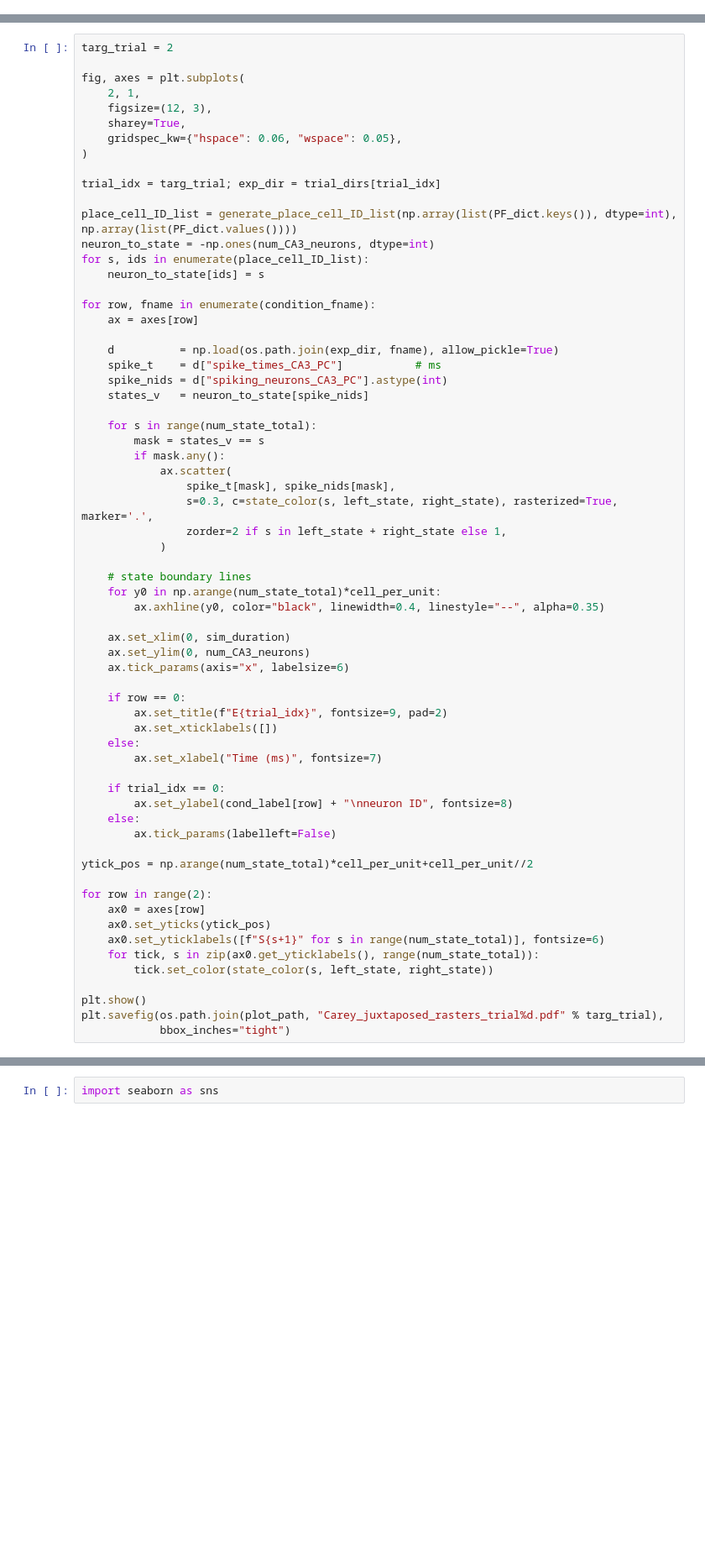
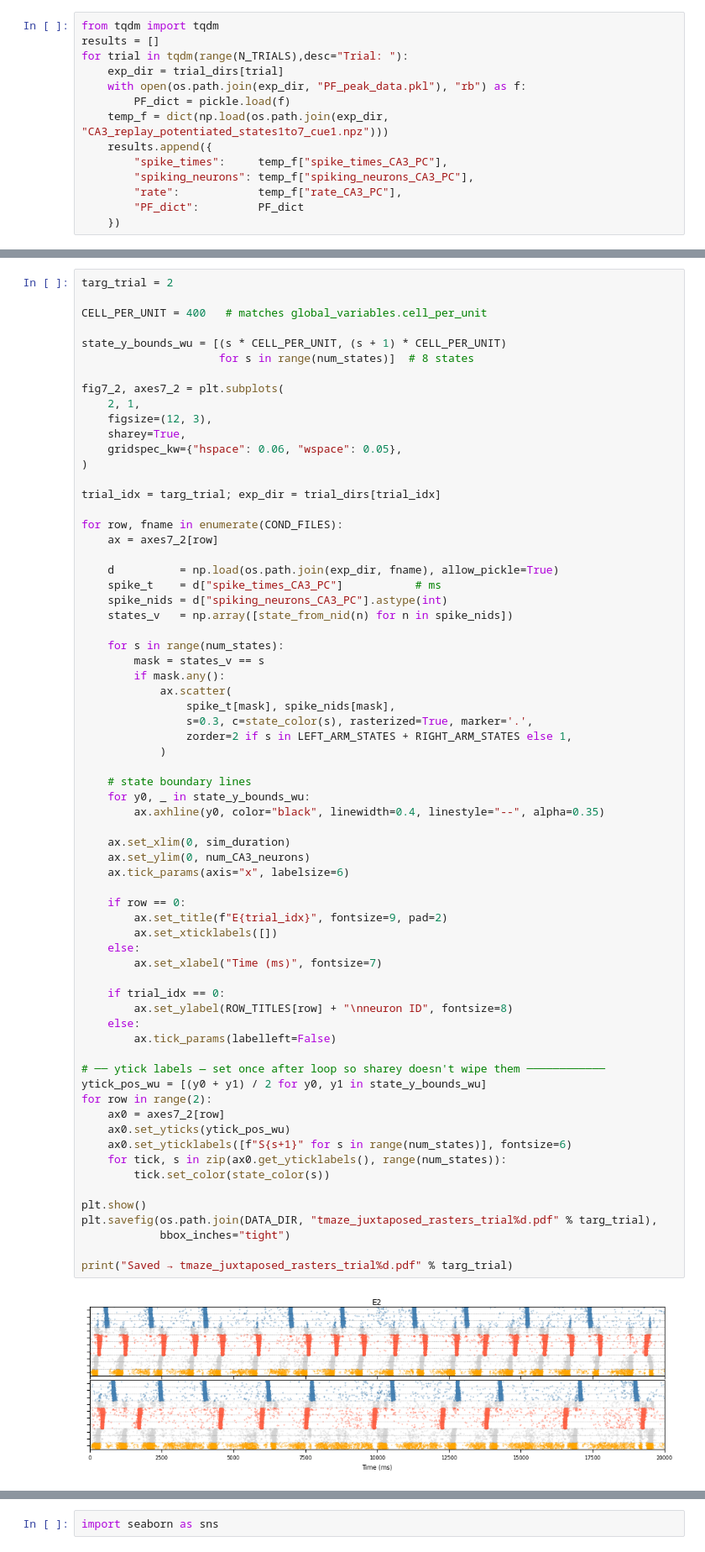
Before and after one commit to suhee-cho/Rapid_Learning_Cognitive_Map, a Jupyter notebook: code/FigS6_Carey_replay.ipynb, the cells around one changed output, grey strips where cells are left out. Shown at 84% size. Saved outputs shown, nothing was run; the diff lists cells and outputs as text; blank space fills up the shorter version.

Commit message:
Revert "revised codes with supplementary data"
This reverts commit 4f9297f842090d6f3c9628407078f84af381d111.

```diff
--- a/code/FigS6_Carey_replay.ipynb
+++ b/code/FigS6_Carey_replay.ipynb
@@ -49,0 +132,14 @@ PF_dict = load_PF_starts()
+# %%
+from tqdm import tqdm
+results = []
+for trial in tqdm(range(N_TRIALS),desc="Trial: "):
+    exp_dir = trial_dirs[trial]
+    with open(os.path.join(exp_dir, "PF_peak_data.pkl"), "rb") as f:
+        PF_dict = pickle.load(f)
+    temp_f = dict(np.load(os.path.join(exp_dir, "CA3_replay_potentiated_states1to7_cue1.npz")))
+    results.append({
+        "spike_times":     temp_f["spike_times_CA3_PC"],
+        "spiking_neurons": temp_f["spiking_neurons_CA3_PC"],
+        "rate":            temp_f["rate_CA3_PC"],
+        "PF_dict":         PF_dict
+    })
@@ -52,7 +160,12 @@ PF_dict = load_PF_starts()
 # %%
 targ_trial = 2
 
-fig, axes = plt.subplots(
+CELL_PER_UNIT = 400   # matches global_variables.cell_per_unit
+
+state_y_bounds_wu = [(s * CELL_PER_UNIT, (s + 1) * CELL_PER_UNIT)
+                     for s in range(num_states)]  # 8 states
+
+fig7_2, axes7_2 = plt.subplots(
     2, 1,
     figsize=(12, 3),
     sharey=True,
@@ -61,56 +174,55 @@ fig, axes = plt.subplots(
 
 trial_idx = targ_trial; exp_dir = trial_dirs[trial_idx]
 
-place_cell_ID_list = generate_place_cell_ID_list(np.array(list(PF_dict.keys()), dtype=int), np.array(list(PF_dict.values())))
-neuron_to_state = -np.ones(num_CA3_neurons, dtype=int)
-for s, ids in enumerate(place_cell_ID_list):
-    neuron_to_state[ids] = s
-
-for row, fname in enumerate(condition_fname):
-    ax = axes[row]
+for row, fname in enumerate(COND_FILES):
+    ax = axes7_2[row]
 
     d          = np.load(os.path.join(exp_dir, fname), allow_pickle=True)
     spike_t    = d["spike_times_CA3_PC"]           # ms
     spike_nids = d["spiking_neurons_CA3_PC"].astype(int)
-    states_v   = neuron_to_state[spike_nids]
+    states_v   = np.array([state_from_nid(n) for n in spike_nids])
 
-    for s in range(num_state_total):
+    for s in range(num_states):
         mask = states_v == s
         if mask.any():
             ax.scatter(
                 spike_t[mask], spike_nids[mask],
-                s=0.3, c=state_color(s, left_state, right_state), rasterized=True, marker='.',
-                zorder=2 if s in left_state + right_state else 1,
+                s=0.3, c=state_color(s), rasterized=True, marker='.',
+                zorder=2 if s in LEFT_ARM_STATES + RIGHT_ARM_STATES else 1,
             )
 
     # state boundary lines
-    for y0 in np.arange(num_state_total)*cell_per_unit:
+    for y0, _ in state_y_bounds_wu:
         ax.axhline(y0, color="black", linewidth=0.4, linestyle="--", alpha=0.35)
 
     ax.set_xlim(0, sim_duration)
     ax.set_ylim(0, num_CA3_neurons)
     ax.tick_params(axis="x", labelsize=6)
 
     if row == 0:
         ax.set_title(f"E{trial_idx}", fontsize=9, pad=2)
         ax.set_xticklabels([])
     else:
         ax.set_xlabel("Time (ms)", fontsize=7)
 
     if trial_idx == 0:
-        ax.set_ylabel(cond_label[row] + "\nneuron ID", fontsize=8)
+        ax.set_ylabel(ROW_TITLES[row] + "\nneuron ID", fontsize=8)
     else:
         ax.tick_params(labelleft=False)
 
-ytick_pos = np.arange(num_state_total)*cell_per_unit+cell_per_unit//2
-
+# ── ytick labels — set once after loop so sharey doesn't wipe them ────────────
+ytick_pos_wu = [(y0 + y1) / 2 for y0, y1 in state_y_bounds_wu]
 for row in range(2):
-    ax0 = axes[row]
-    ax0.set_yticks(ytick_pos)
-    ax0.set_yticklabels([f"S{s+1}" for s in range(num_state_total)], fontsize=6)
-    for tick, s in zip(ax0.get_yticklabels(), range(num_state_total)):
-        tick.set_color(state_color(s, left_state, right_state))
+    ax0 = axes7_2[row]
+    ax0.set_yticks(ytick_pos_wu)
+    ax0.set_yticklabels([f"S{s+1}" for s in range(num_states)], fontsize=6)
+    for tick, s in zip(ax0.get_yticklabels(), range(num_states)):
+        tick.set_color(state_color(s))
 
 plt.show()
-plt.savefig(os.path.join(plot_path, "Carey_juxtaposed_rasters_trial%d.pdf" % targ_trial),
+plt.savefig(os.path.join(DATA_DIR, "tmaze_juxtaposed_rasters_trial%d.pdf" % targ_trial),
             bbox_inches="tight")
+
+print("Saved → tmaze_juxtaposed_rasters_trial%d.pdf" % targ_trial)
+# %% [output]
+[figure, added]
```
Also changed, not shown: parts of 39 cells of this notebook, 12 other files.
